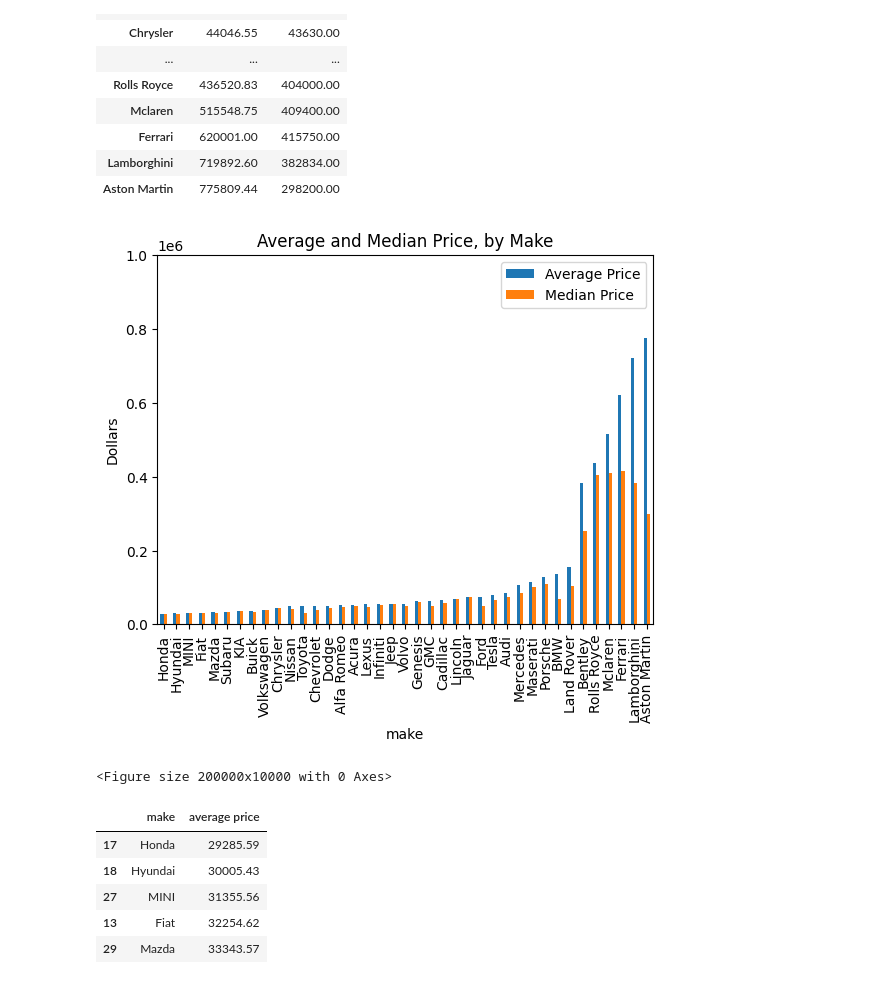
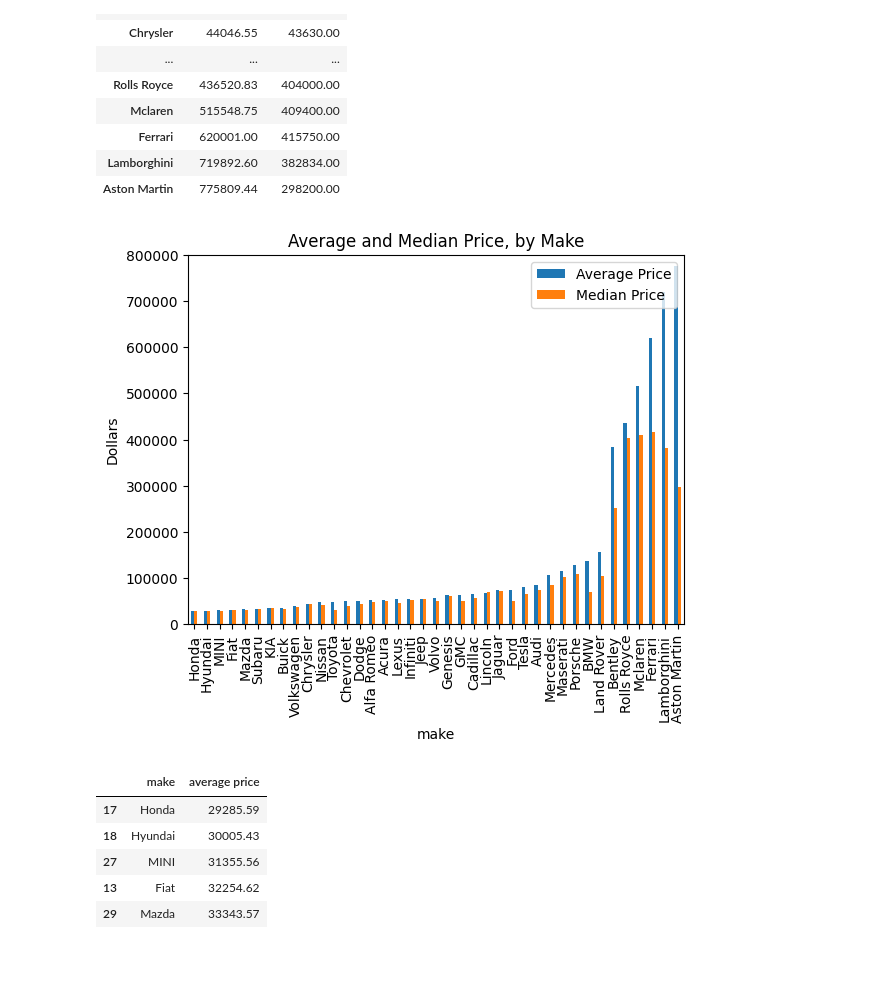
Before and after one commit to raniljoshua/Data-Analysis-Bootcamp_Project-1, a Jupyter notebook: vehicle_analysis.ipynb, the cells around one changed output. Drawn from its saved outputs; the diff is of its cells as text; code cells hidden in the pictures.

```diff
--- a/vehicle_analysis.ipynb
+++ b/vehicle_analysis.ipynb
@@ -95,17 +95,15 @@ make_mean_median_price
 # %%
 #bar graph of average and median prices by make of vehicle
 make_plot_df = make_mean_median_price
 make_plot_df.plot(kind='bar')
 price_labels = ("Average Price", "Median Price")
 plt.legend(price_labels, loc="upper right")
-plt.ylim(0, 1000000)
+plt.ylim(0, 800000)
 plt.ylabel("Dollars")
 plt.title("Average and Median Price, by Make")
-plt.figure(figsize=(2000, 100))
 plt.show()
 # %% [output]
-[figure, old version]
+[figure, new version]
-<Figure size 200000x10000 with 0 Axes>
 # %%
 #5 cheapest manufactuerers
 cheapest_vehicles = average_prices_per_make.sort_values(by="average price").head(5)
```
